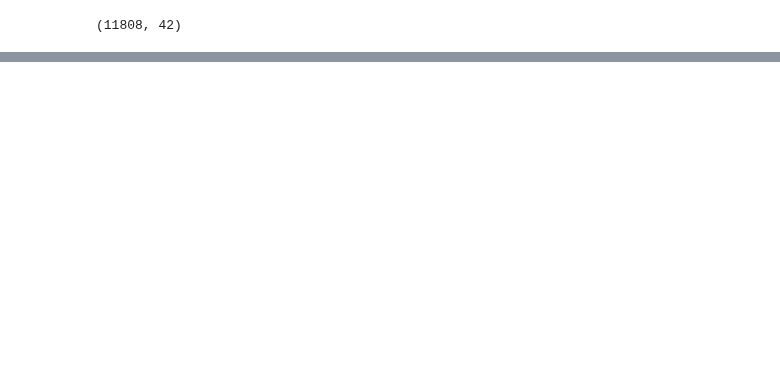
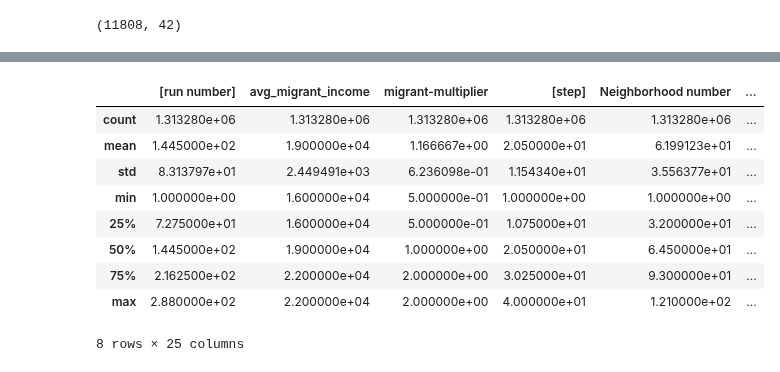
Before and after one commit to J-h-V/OpenDataDenHaag, a Jupyter notebook: Python/Results 4.ipynb, the cells around one changed output, grey strips where cells are left out. Saved outputs shown, nothing was run; the diff lists cells and outputs as text; code cells hidden in the pictures; blank space fills up the shorter version.

Commit message:
Results Analysis Part I

```diff
--- a/Python/Results 4.ipynb
+++ b/Python/Results 4.ipynb
@@ -46,0 +74,22 @@ df
+# %%
+full_df = full_df.astype({'Neighborhood number' : int,
+       'KPI-available_buy_houses' : float, 'KPI-available_part_rent_houses' : float,
+       'KPI-available_social_rent_houses' : float, 'KPI-avg_income' : float, 'KPI-avg_price' : float,
+       'KPI-avg_utility' : float, 'KPI-citizen-count' : float, 'KPI-p-sc-lower' : float,
+       'KPI-p-sc-working' : float, 'KPI-p-sc-middle' : float, 'KPI-p-sc-upper' : float, 'KPI-p-dutch' : float,
+       'KPI-p-other-western' : float, 'KPI-p-antilles' : float, 'KPI-p-morocco' : float,
+       'KPI-p-suriname' : float, 'KPI-p-turkey' : float, 'KPI-p-indonesian' : float,
+       'KPI-p-eastern-eu' : float, 'KPI-p-other-nonwestern' : float})
+# %%
+full_df.describe()
+# %% [output]
+|  | [run number] | avg_migrant_income | migrant-multiplier | [step] | Neighborhood number | ... |
+| count | 1.313280e+06 | 1.313280e+06 | 1.313280e+06 | 1.313280e+06 | 1.313280e+06 | ... |
+| mean | 1.445000e+02 | 1.900000e+04 | 1.166667e+00 | 2.050000e+01 | 6.199123e+01 | ... |
+| std | 8.313797e+01 | 2.449491e+03 | 6.236098e-01 | 1.154340e+01 | 3.556377e+01 | ... |
+| min | 1.000000e+00 | 1.600000e+04 | 5.000000e-01 | 1.000000e+00 | 1.000000e+00 | ... |
+| 25% | 7.275000e+01 | 1.600000e+04 | 5.000000e-01 | 1.075000e+01 | 3.200000e+01 | ... |
+| 50% | 1.445000e+02 | 1.900000e+04 | 1.000000e+00 | 2.050000e+01 | 6.450000e+01 | ... |
+| 75% | 2.162500e+02 | 2.200000e+04 | 2.000000e+00 | 3.025000e+01 | 9.300000e+01 | ... |
+| max | 2.880000e+02 | 2.200000e+04 | 2.000000e+00 | 4.000000e+01 | 1.210000e+02 | ... |
+8 rows × 25 columns
```
Also changed, not shown: parts of 8 cells of this notebook, 8 other files.
